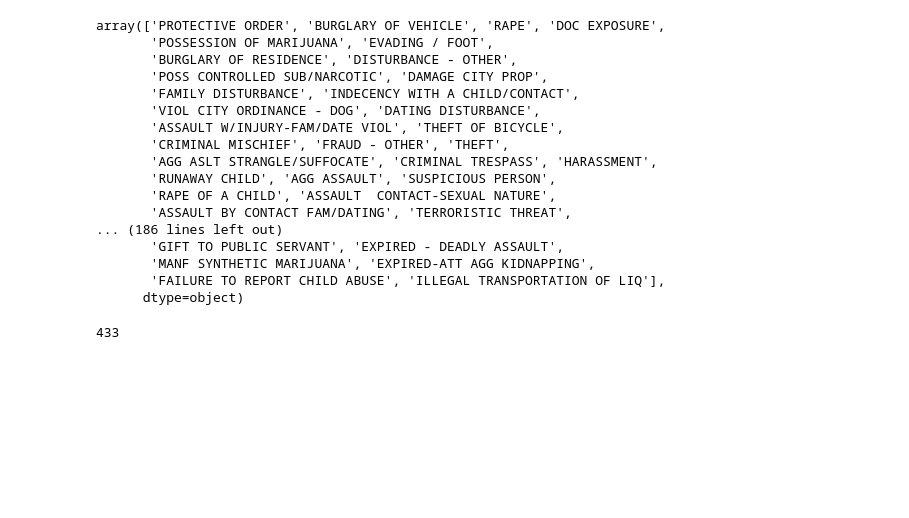
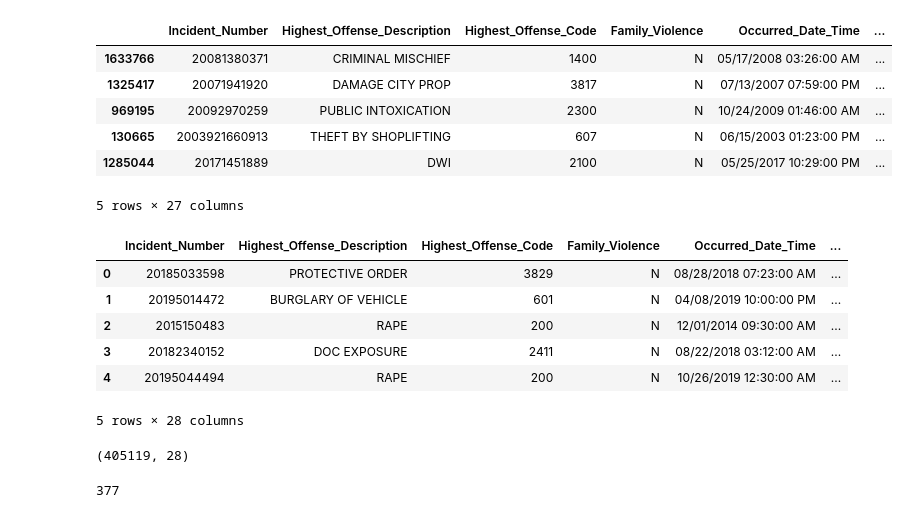
Before and after one commit to kellykindla/FinalProject, a Jupyter notebook: Crime_EDA_K.ipynb, the cells around one changed output. Saved outputs shown, nothing was run; the diff lists cells and outputs as text; code cells hidden in the pictures; blank space fills up the shorter version.

```diff
--- a/Crime_EDA_K.ipynb
+++ b/Crime_EDA_K.ipynb
@@ -45,29 +11,39 @@ dtype: object
-# %%
-#what are the unique values for the highest offense description?
-data['Highest Offense Description'].unique()
-# %% [output]
-array(['PROTECTIVE ORDER', 'BURGLARY OF VEHICLE', 'RAPE', 'DOC EXPOSURE',
-       'POSSESSION OF MARIJUANA', 'EVADING / FOOT',
-       'BURGLARY OF RESIDENCE', 'DISTURBANCE - OTHER',
-       'POSS CONTROLLED SUB/NARCOTIC', 'DAMAGE CITY PROP',
-       'FAMILY DISTURBANCE', 'INDECENCY WITH A CHILD/CONTACT',
-       'VIOL CITY ORDINANCE - DOG', 'DATING DISTURBANCE',
-       'ASSAULT W/INJURY-FAM/DATE VIOL', 'THEFT OF BICYCLE',
-       'CRIMINAL MISCHIEF', 'FRAUD - OTHER', 'THEFT',
-       'AGG ASLT STRANGLE/SUFFOCATE', 'CRIMINAL TRESPASS', 'HARASSMENT',
-       'RUNAWAY CHILD', 'AGG ASSAULT', 'SUSPICIOUS PERSON',
-       'RAPE OF A CHILD', 'ASSAULT  CONTACT-SEXUAL NATURE',
-       'ASSAULT BY CONTACT FAM/DATING', 'TERRORISTIC THREAT',
-... (186 lines left out)
-       'GIFT TO PUBLIC SERVANT', 'EXPIRED - DEADLY ASSAULT',
-       'MANF SYNTHETIC MARIJUANA', 'EXPIRED-ATT AGG KIDNAPPING',
-       'FAILURE TO REPORT CHILD ABUSE', 'ILLEGAL TRANSPORTATION OF LIQ'],
-      dtype=object)
 # %%
 #code to view all rows
 pd.set_option("display.max_rows", None)
+#removing spaces in column names
+data.columns = data.columns.str.replace(' ','_')
+#preview data
+data.sample(5)
+# %% [output]
+|  | Incident_Number | Highest_Offense_Description | Highest_Offense_Code | Family_Violence | Occurred_Date_Time | ... |
+| 1633766 | 20081380371 | CRIMINAL MISCHIEF | 1400 | N | 05/17/2008 03:26:00 AM | ... |
+| 1325417 | 20071941920 | DAMAGE CITY PROP | 3817 | N | 07/13/2007 07:59:00 PM | ... |
+| 969195 | 20092970259 | PUBLIC INTOXICATION | 2300 | N | 10/24/2009 01:46:00 AM | ... |
+| 130665 | 2003921660913 | THEFT BY SHOPLIFTING | 607 | N | 06/15/2003 01:23:00 PM | ... |
+| 1285044 | 20171451889 | DWI | 2100 | N | 05/25/2017 10:29:00 PM | ... |
+5 rows × 27 columns
+# %%
+#create a year column for occurred date
+data['year'] = pd.DatetimeIndex(data['Occurred_Date']).year
+data.head()
+# %% [output]
+|  | Incident_Number | Highest_Offense_Description | Highest_Offense_Code | Family_Violence | Occurred_Date_Time | ... |
+| 0 | 20185033598 | PROTECTIVE ORDER | 3829 | N | 08/28/2018 07:23:00 AM | ... |
+| 1 | 20195014472 | BURGLARY OF VEHICLE | 601 | N | 04/08/2019 10:00:00 PM | ... |
+| 2 | 2015150483 | RAPE | 200 | N | 12/01/2014 09:30:00 AM | ... |
+| 3 | 20182340152 | DOC EXPOSURE | 2411 | N | 08/22/2018 03:12:00 AM | ... |
+| 4 | 20195044494 | RAPE | 200 | N | 10/26/2019 12:30:00 AM | ... |
+5 rows × 28 columns
+# %%
+#filter dataframe to be between 2018-2021
+filtered_df = data[data['year']>=2018]
+filtered_df = filtered_df[filtered_df['year']<=2021]
+filtered_df.shape
+# %% [output]
+(405119, 28)
 # %%
 #how many unique values are there in highest offense description?
-data['Highest Offense Description'].nunique()
+filtered_df['Highest_Offense_Description'].nunique()
 # %% [output]
-433
+377
```
Also changed, not shown: parts of 34 cells of this notebook.
